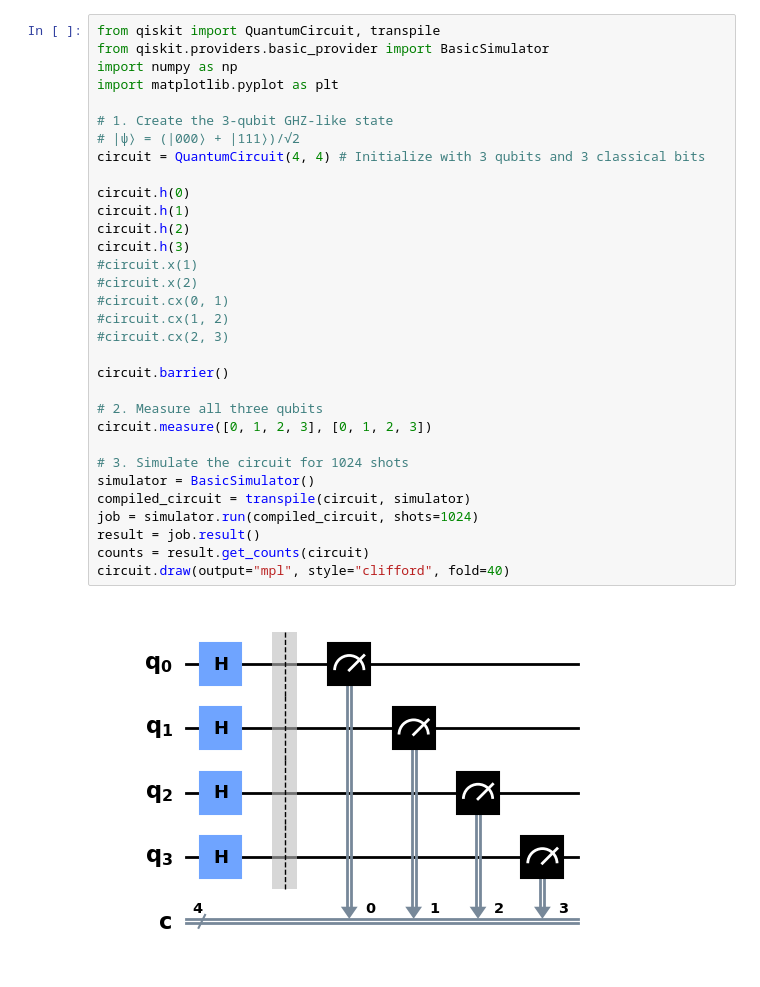
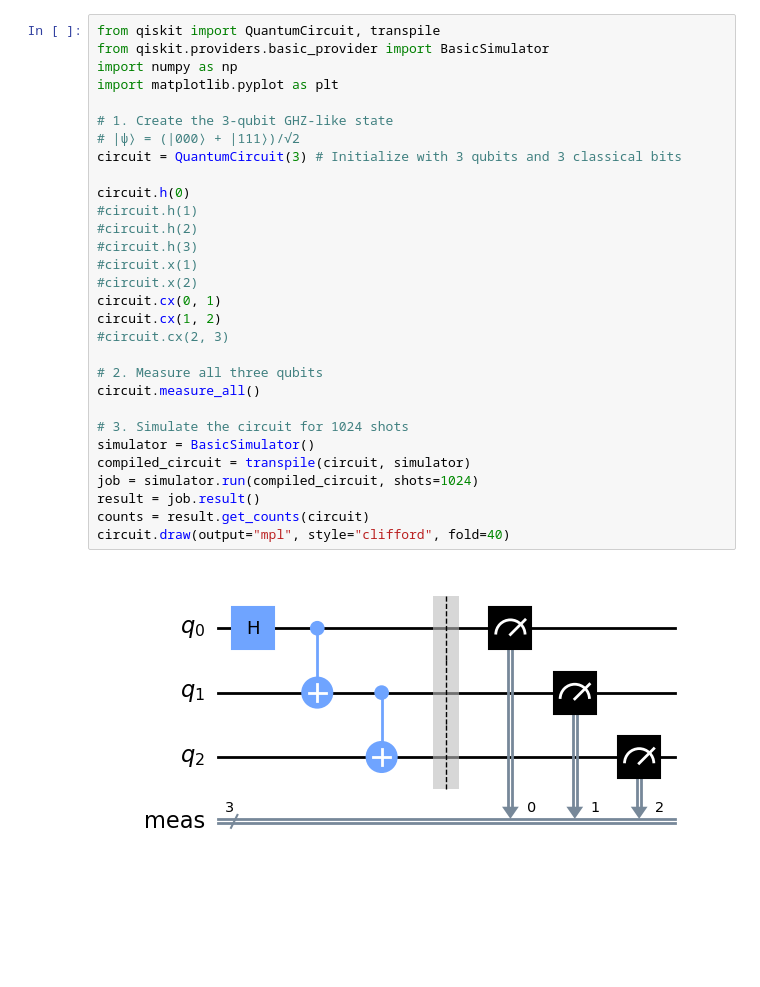
Before and after one commit to cailab-tamu/QuantumXCT, a Jupyter notebook: python/bell_dist_opt.ipynb, the cells around one changed output. Cells and saved outputs as stored; diff of their text form; blank space fills up the shorter version.

```diff
--- a/python/bell_dist_opt.ipynb
+++ b/python/bell_dist_opt.ipynb
@@ -289,37 +185,35 @@ The counts are: {'01': 492, '00': 255, '10': 277}
 # %%
 from qiskit import QuantumCircuit, transpile
 from qiskit.providers.basic_provider import BasicSimulator
 import numpy as np
 import matplotlib.pyplot as plt
 
 # 1. Create the 3-qubit GHZ-like state
 # |ψ⟩ = (|000⟩ + |111⟩)/√2
-circuit = QuantumCircuit(4, 4) # Initialize with 3 qubits and 3 classical bits
+circuit = QuantumCircuit(3) # Initialize with 3 qubits and 3 classical bits
 
 circuit.h(0)
-circuit.h(1)
-circuit.h(2)
-circuit.h(3)
+#circuit.h(1)
+#circuit.h(2)
+#circuit.h(3)
 #circuit.x(1)
 #circuit.x(2)
-#circuit.cx(0, 1)
-#circuit.cx(1, 2)
+circuit.cx(0, 1)
+circuit.cx(1, 2)
 #circuit.cx(2, 3)
 
-circuit.barrier()
-
 # 2. Measure all three qubits
-circuit.measure([0, 1, 2, 3], [0, 1, 2, 3])
+circuit.measure_all()
 
 # 3. Simulate the circuit for 1024 shots
 simulator = BasicSimulator()
 compiled_circuit = transpile(circuit, simulator)
 job = simulator.run(compiled_circuit, shots=1024)
 result = job.result()
 counts = result.get_counts(circuit)
 circuit.draw(output="mpl", style="clifford", fold=40)
 # %% [output]
-[figure, old version]
+[figure, new version]
 # %%
 histogram_data = counts
 hist_plt = plot_histogram(counts)
```
Also changed, not shown: parts of 28 cells of this notebook, 1 other file.
